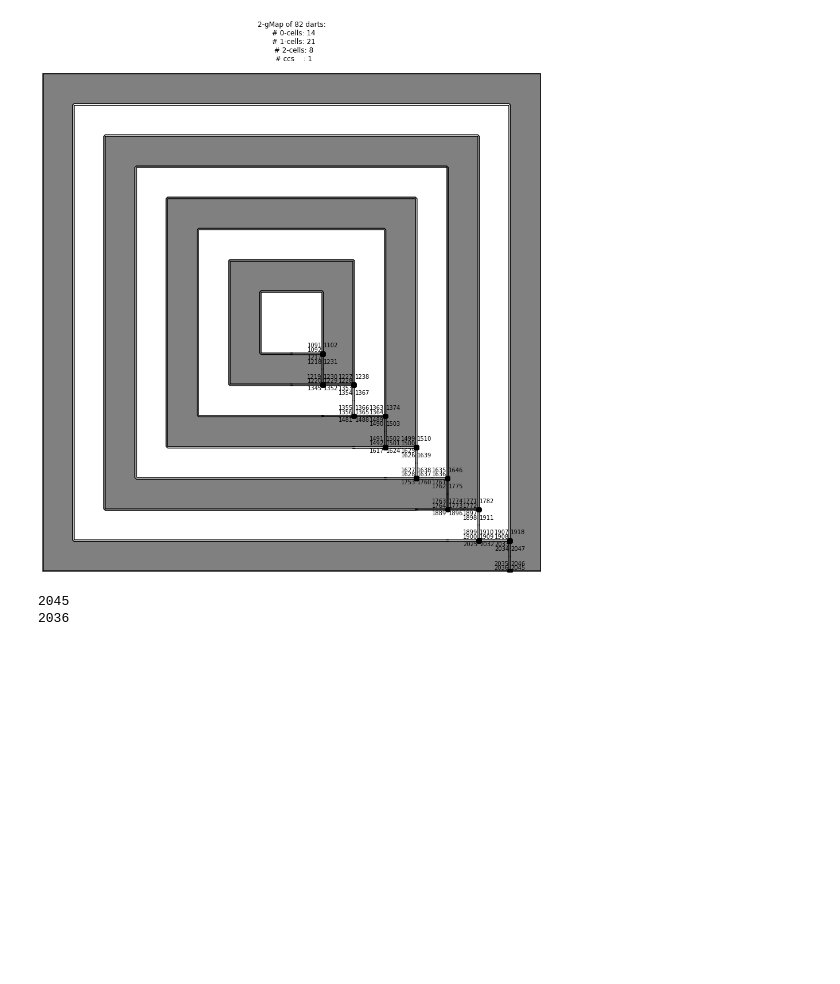
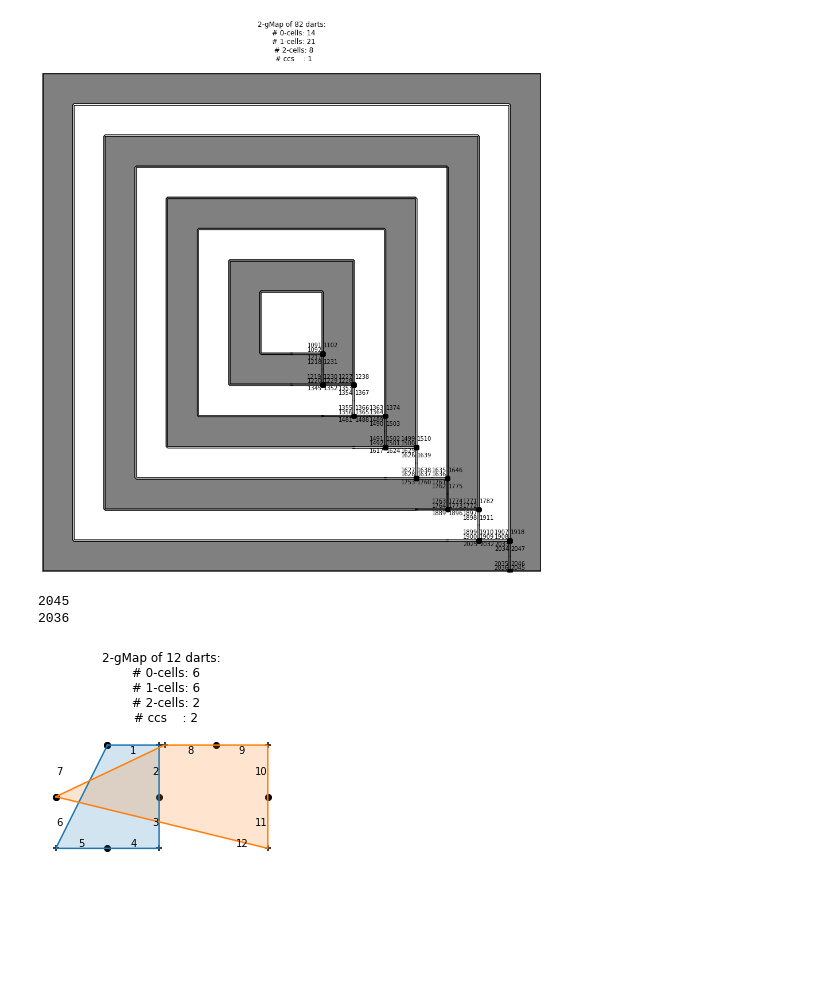
Before and after one commit to napolanocarmine/Thesis_Project, a Jupyter notebook: combinatorial/notebooks/02_pixelmap copy.ipynb, the cells around one changed output. Drawn from its saved outputs; the diff is of its cells as text; code cells hidden in the pictures; blank space fills up the shorter version.

Commit message:
inserting comments on the code and images

```diff
--- a/combinatorial/notebooks/02_pixelmap copy.ipynb
+++ b/combinatorial/notebooks/02_pixelmap copy.ipynb
@@ -991,3 +991,10 @@ for some_dart_of_some_face in lm_nest.all_i_cells (2):
 # %% [output]
 2045
 2036
+# %%
+from combinatorial.zoo import G2_TWO_TRIANGLES_1
+m = PixelMap.from_string(G2_TWO_TRIANGLES_1)
+# %%
+m.plot_faces()
+# %% [output]
+[figure, added]
```
Also changed, not shown: parts of 1 cell of this notebook, 29 other files.
